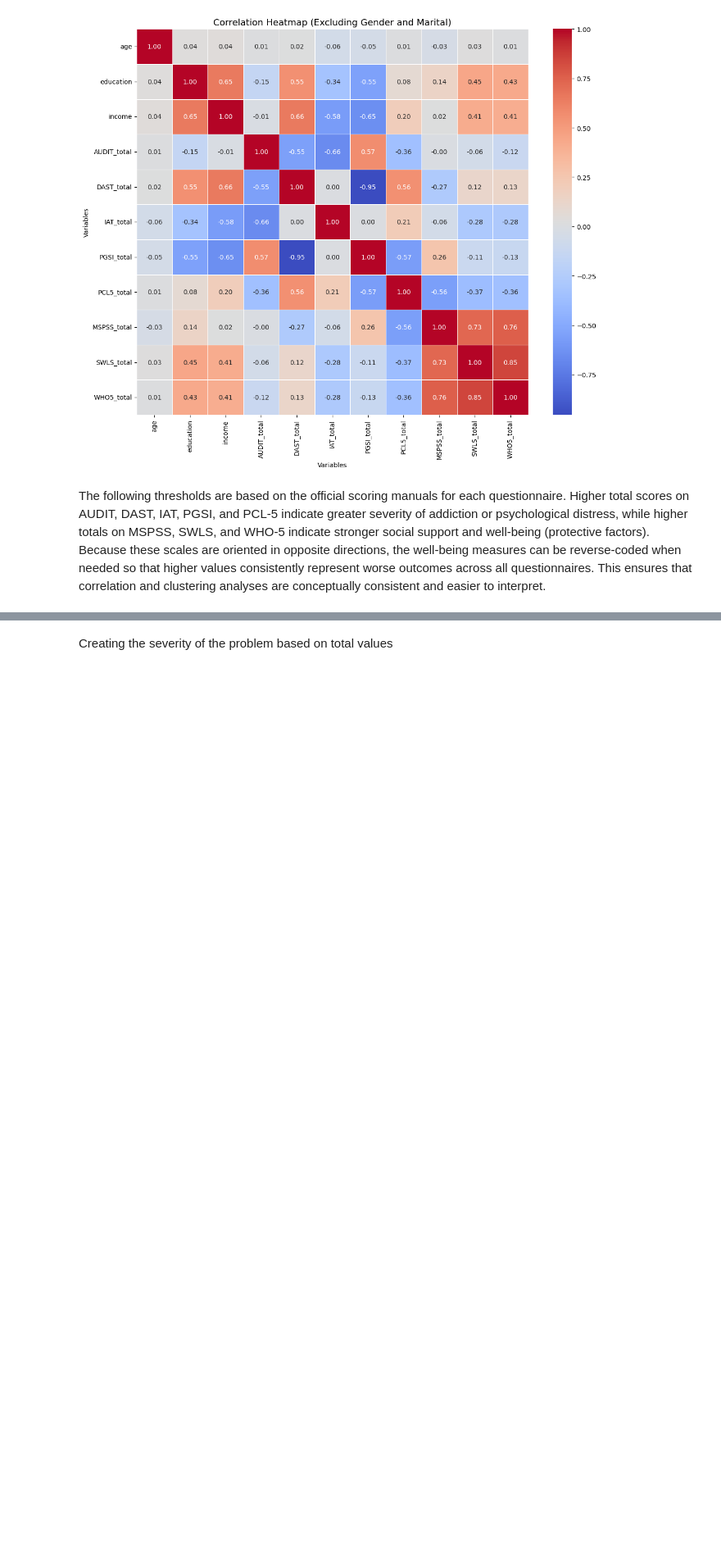
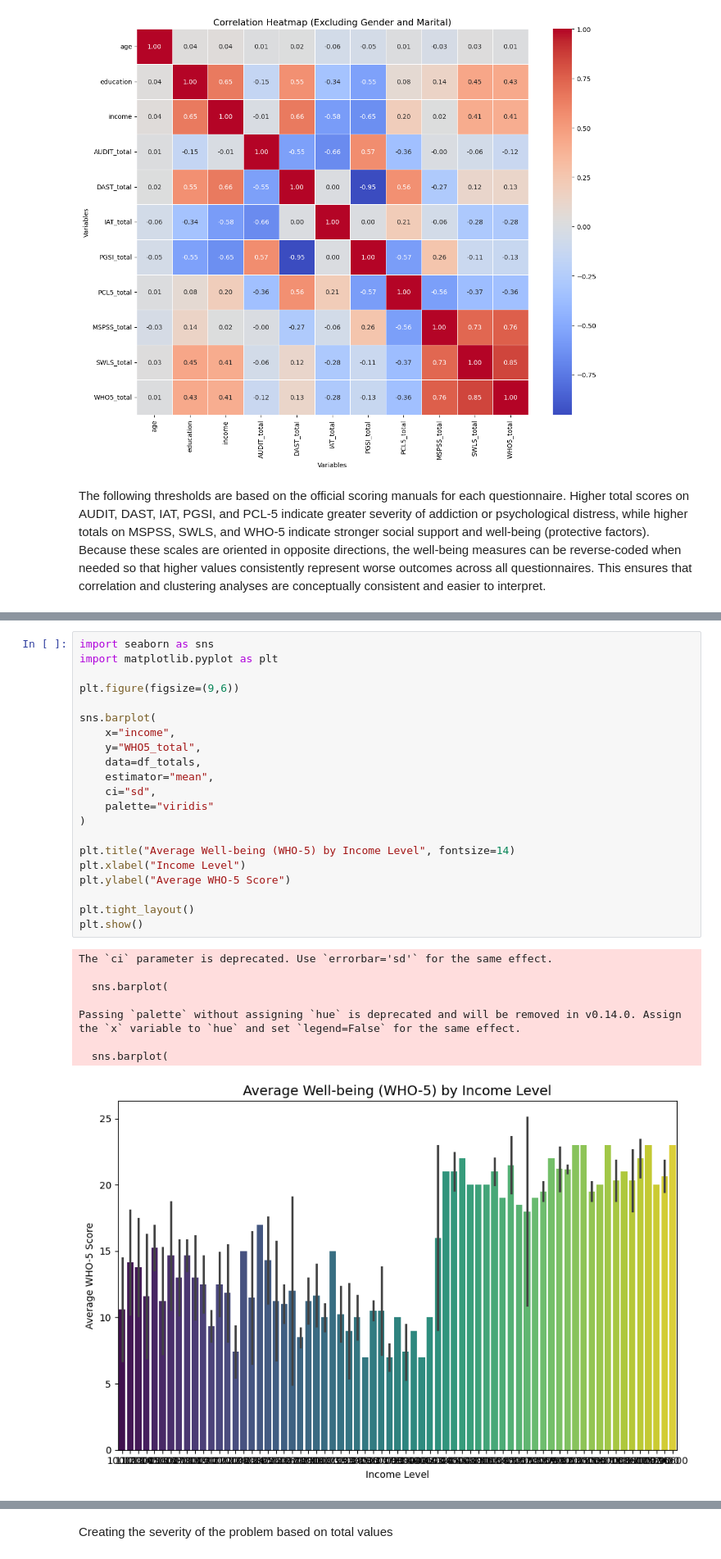
Before and after one commit to mariasimonativadar/e-health, a Jupyter notebook: test.ipynb, the cells around one changed output, grey strips where cells are left out. Shown: that part at 82% size. Drawn from its saved outputs; the diff is of its cells as text; blank space fills up the shorter version.

```diff
--- a/test.ipynb
+++ b/test.ipynb
@@ -480,0 +524,30 @@ conceptually consistent and easier to interpret.
+# %%
+import seaborn as sns
+import matplotlib.pyplot as plt
+
+plt.figure(figsize=(9,6))
+
+sns.barplot(
+    x="income",
+    y="WHO5_total",
+    data=df_totals,
+    estimator="mean",
+    ci="sd",
+    palette="viridis"
+)
+
+plt.title("Average Well-being (WHO-5) by Income Level", fontsize=14)
+plt.xlabel("Income Level")
+plt.ylabel("Average WHO-5 Score")
+
+plt.tight_layout()
+plt.show()
+# %% [output]
+The `ci` parameter is deprecated. Use `errorbar='sd'` for the same effect.
+
+  sns.barplot(
+
+Passing `palette` without assigning `hue` is deprecated and will be removed in v0.14.0. Assign the `x` variable to `hue` and set `legend=False` for the same effect.
+
+  sns.barplot(
+[figure, added]
```
Also changed, not shown: parts of 18 cells of this notebook, 5 other files.
